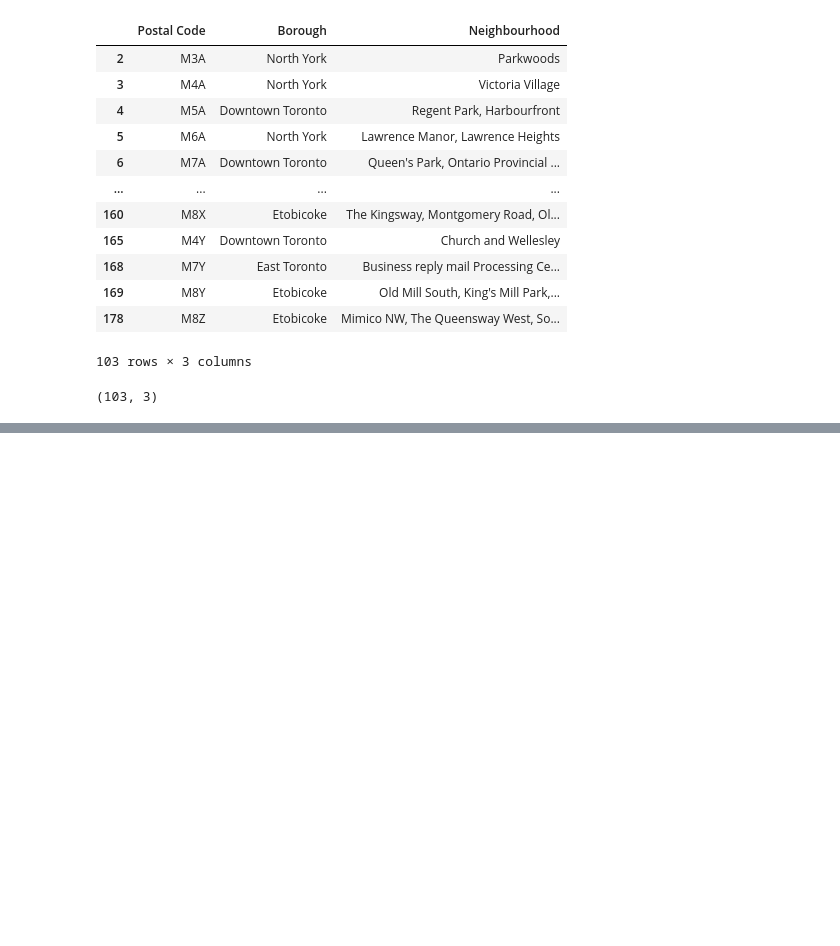
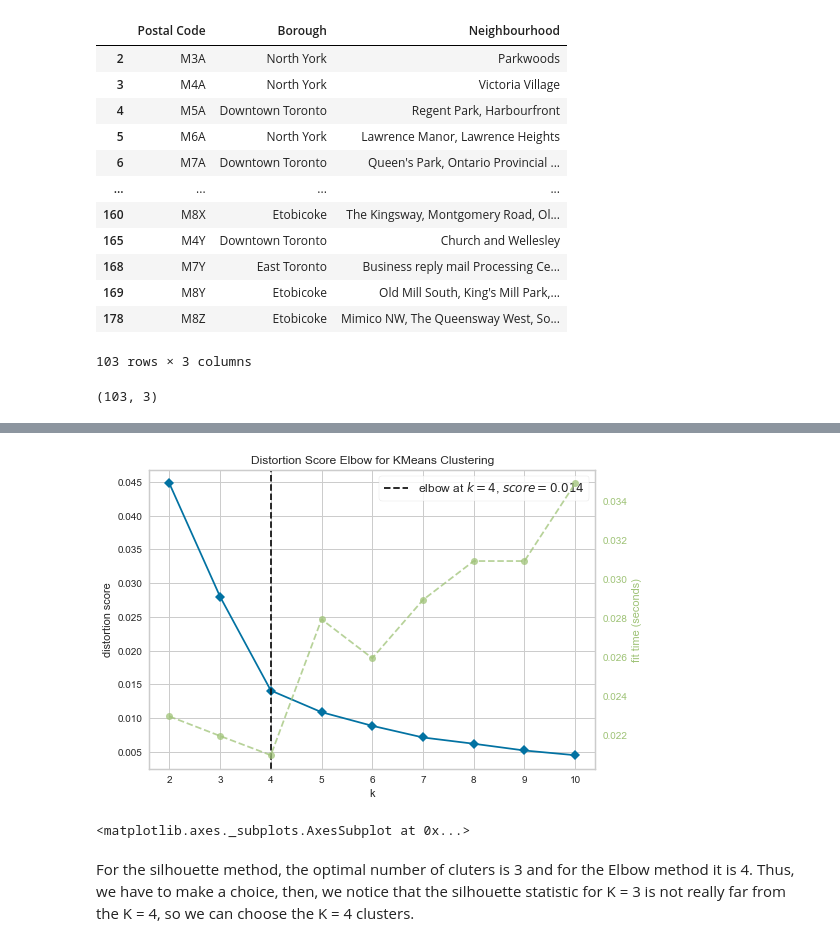
Before and after one commit to GrAMATO/Coursera_Capstone, a Jupyter notebook: Assignment1.ipynb, the cells around one changed output, grey strips where cells are left out. Cells and saved outputs as stored; diff of their text form; code cells hidden in the pictures; blank space fills up the shorter version.

```diff
--- a/Assignment1.ipynb
+++ b/Assignment1.ipynb
@@ -73,0 +88,2 @@ table_clean.shape
+# %%
+coord = pd.read_csv("Geospatial_Coordinates.csv")
@@ -73,0 +99,2 @@ table_clean.shape
+# %%
+table_full = pd.merge(table_clean, coord, on='Postal Code')
@@ -73,0 +117,2 @@ table_clean.shape
+# %%
+table_toronto = table_full[table_full["Borough"].str.contains('toronto',case=False)]
@@ -73,0 +174,2 @@ table_clean.shape
+# %%
+toronto_clustering = table_toronto.drop(['Postal Code','Borough','Neighbourhood'],1)
@@ -73,0 +199,9 @@ table_clean.shape
+# %%
+model = KElbowVisualizer(KMeans(), k=10)
+model.fit(toronto_clustering)
+model.show()
+# %% [output]
+[figure, added]
+<matplotlib.axes._subplots.AxesSubplot at 0x...>
+# %% [markdown]
+For the silhouette method, the optimal number of cluters is 3 and for the Elbow method it is 4. Thus, we have to make a choice, then, we notice that the silhouette statistic for K = 3 is not really far from the K = 4, so we can choose the K = 4 clusters.
```
Also changed, not shown: parts of 18 cells of this notebook.
